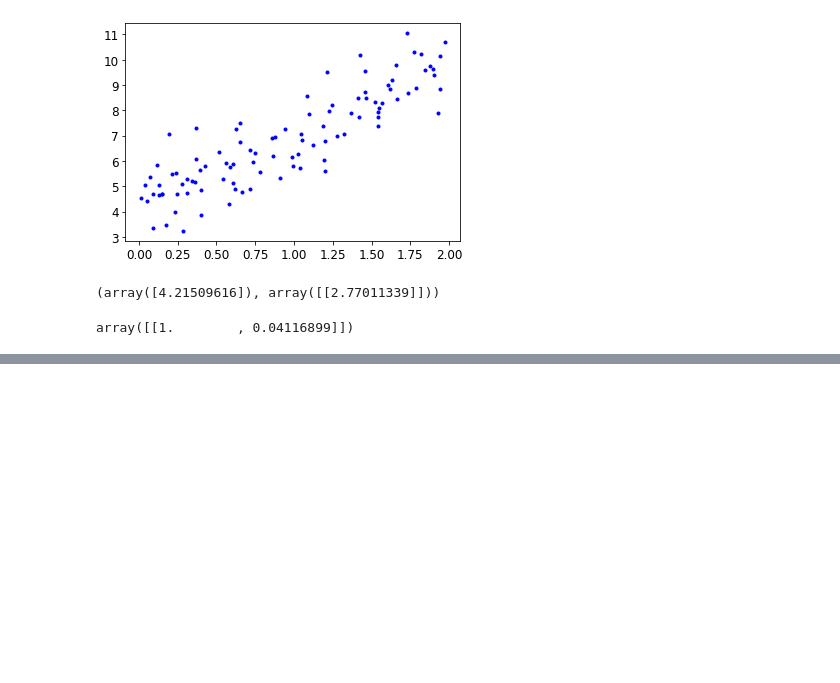
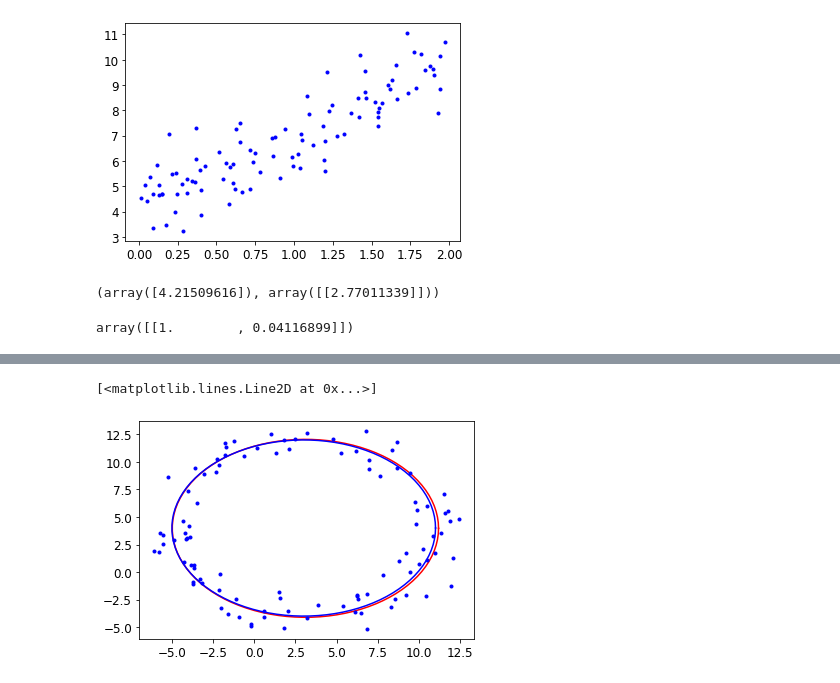
Before and after one commit to chaeminsoo/Ai_beginning, a Jupyter notebook: ex4.ipynb, the cells around one changed output, grey strips where cells are left out. Saved outputs shown, nothing was run; the diff lists cells and outputs as text; code cells hidden in the pictures; blank space fills up the shorter version.

```diff
--- a/ex4.ipynb
+++ b/ex4.ipynb
@@ -63,0 +88,13 @@ array([[1.        , 0.04116899]])
+# %%
+th = np.linspace(0, 2 * np.pi, 100)
+mx = mr * np.cos(th) + ma
+my = mr * np.sin(th) + mb
+plt.plot(mx, my, 'r-')
+plt.plot(x, y, 'b.')
+
+tx = tr * np.cos(th) + ta
+ty = tr * np.sin(th) + tb
+plt.plot(tx, ty, 'b-')
+# %% [output]
+[<matplotlib.lines.Line2D at 0x...>]
+[figure, added]
```
Also changed, not shown: parts of 2 cells of this notebook.
